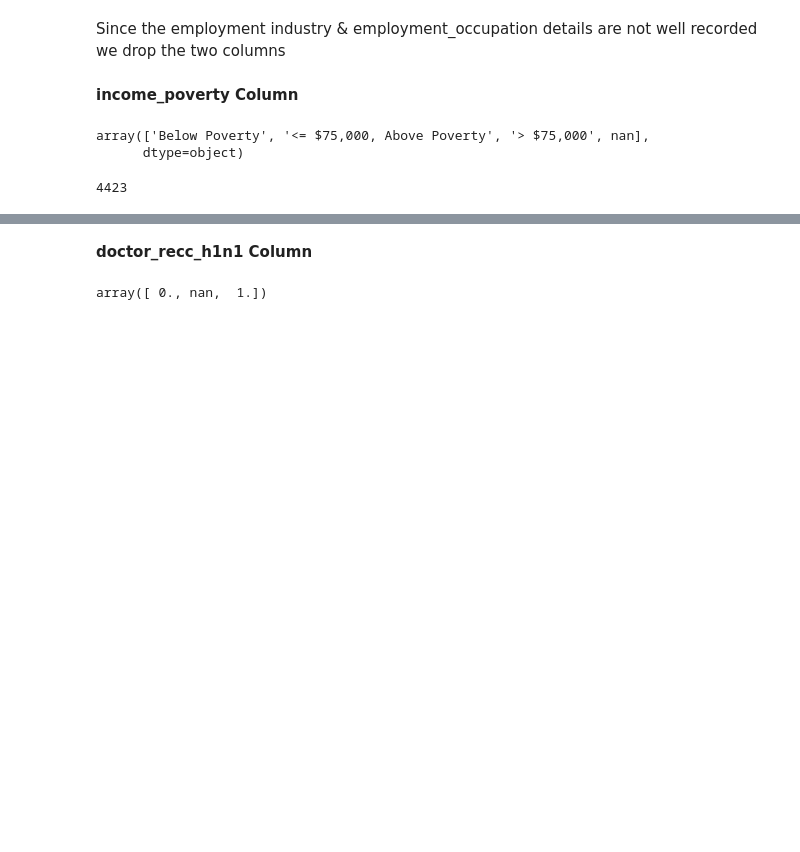
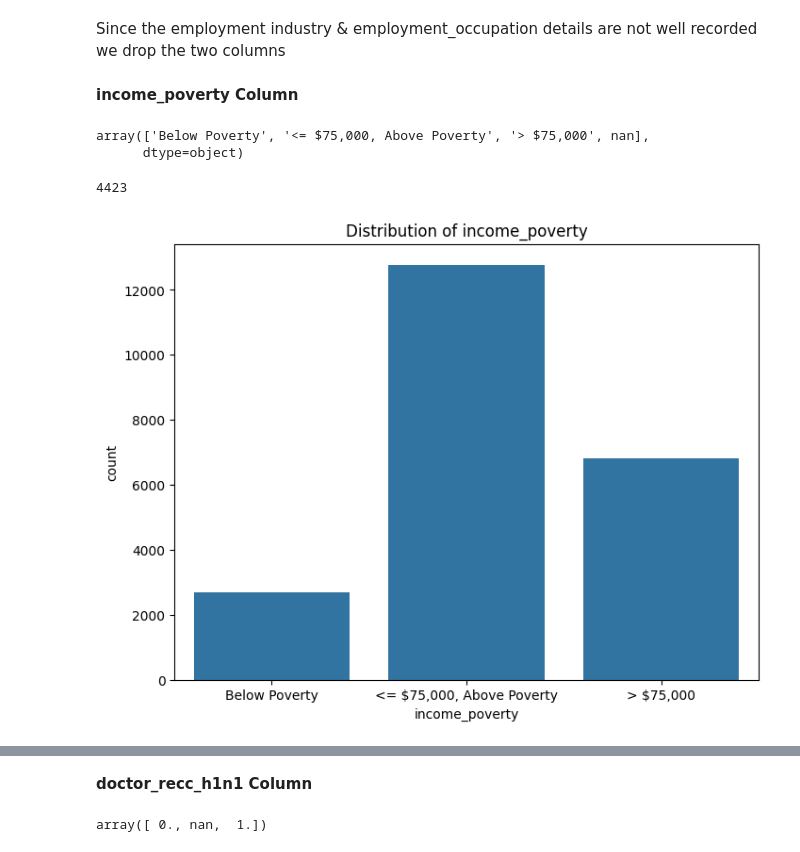
Before and after one commit to KeyMoney22/Flu-Shot-Learning, a Jupyter notebook: Flu_Shot_Learning_Predict_H1N1_and_Seasonal_Flu_Vaccines.ipynb, the cells around one changed output, grey strips where cells are left out. Saved outputs shown, nothing was run; the diff lists cells and outputs as text; code cells hidden in the pictures; blank space fills up the shorter version.

Commit message:
Further data cleaning

```diff
--- a/Flu_Shot_Learning_Predict_H1N1_and_Seasonal_Flu_Vaccines.ipynb
+++ b/Flu_Shot_Learning_Predict_H1N1_and_Seasonal_Flu_Vaccines.ipynb
@@ -242,3 +222,12 @@ array(['Below Poverty', '<= $75,000, Above Poverty', '> $75,000', nan],
 df_train_copy['income_poverty'].isnull().sum()
 # %% [output]
 4423
+# %%
+# Checking the disbtribution graph for the income_poverty column
+
+plt.figure(figsize=(8, 6))
+sns.countplot(x='income_poverty', data=df_train_copy)
+plt.title('Distribution of income_poverty')
+plt.show()
+# %% [output]
+[figure, added]
```
Also changed, not shown: parts of 12 cells of this notebook.
